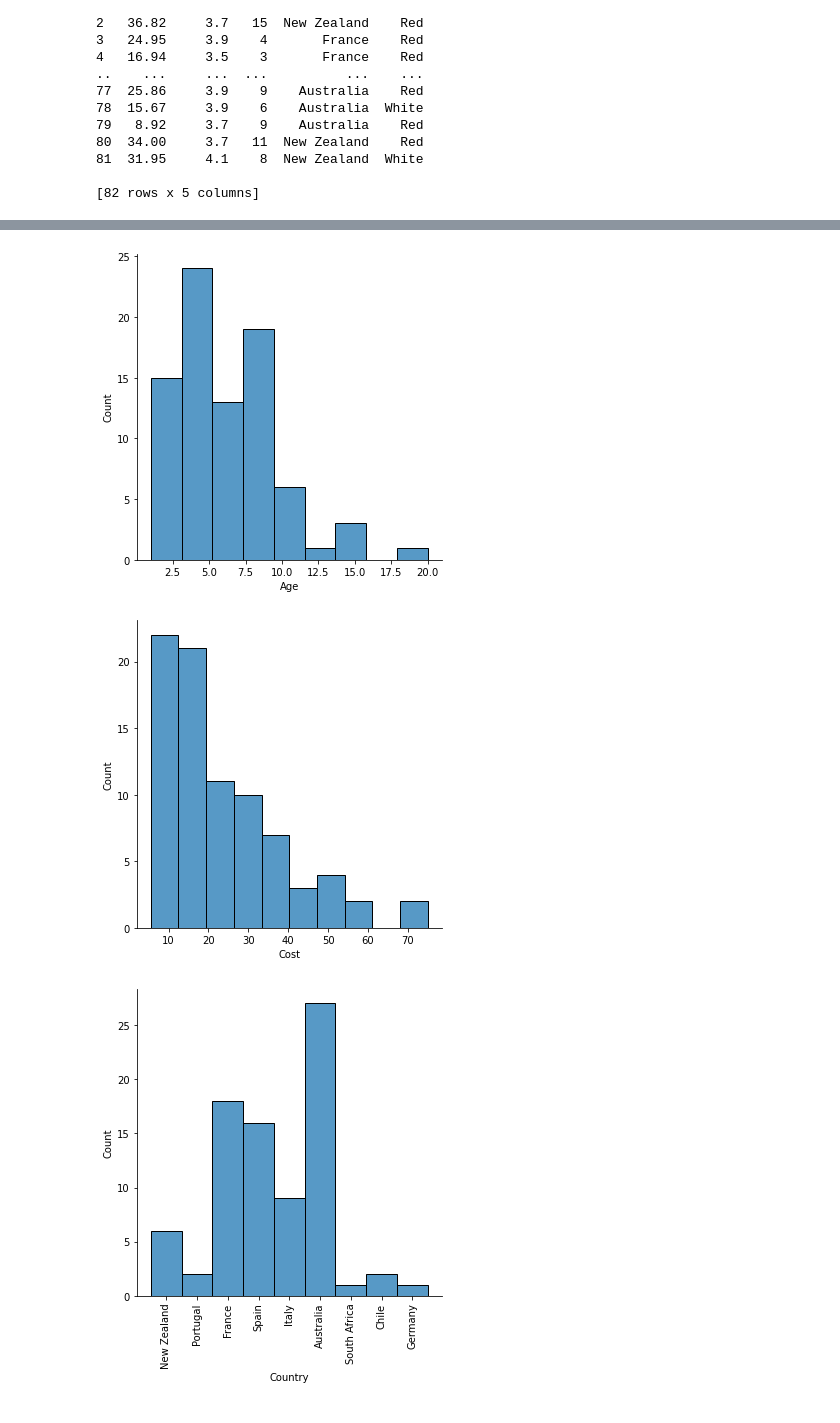
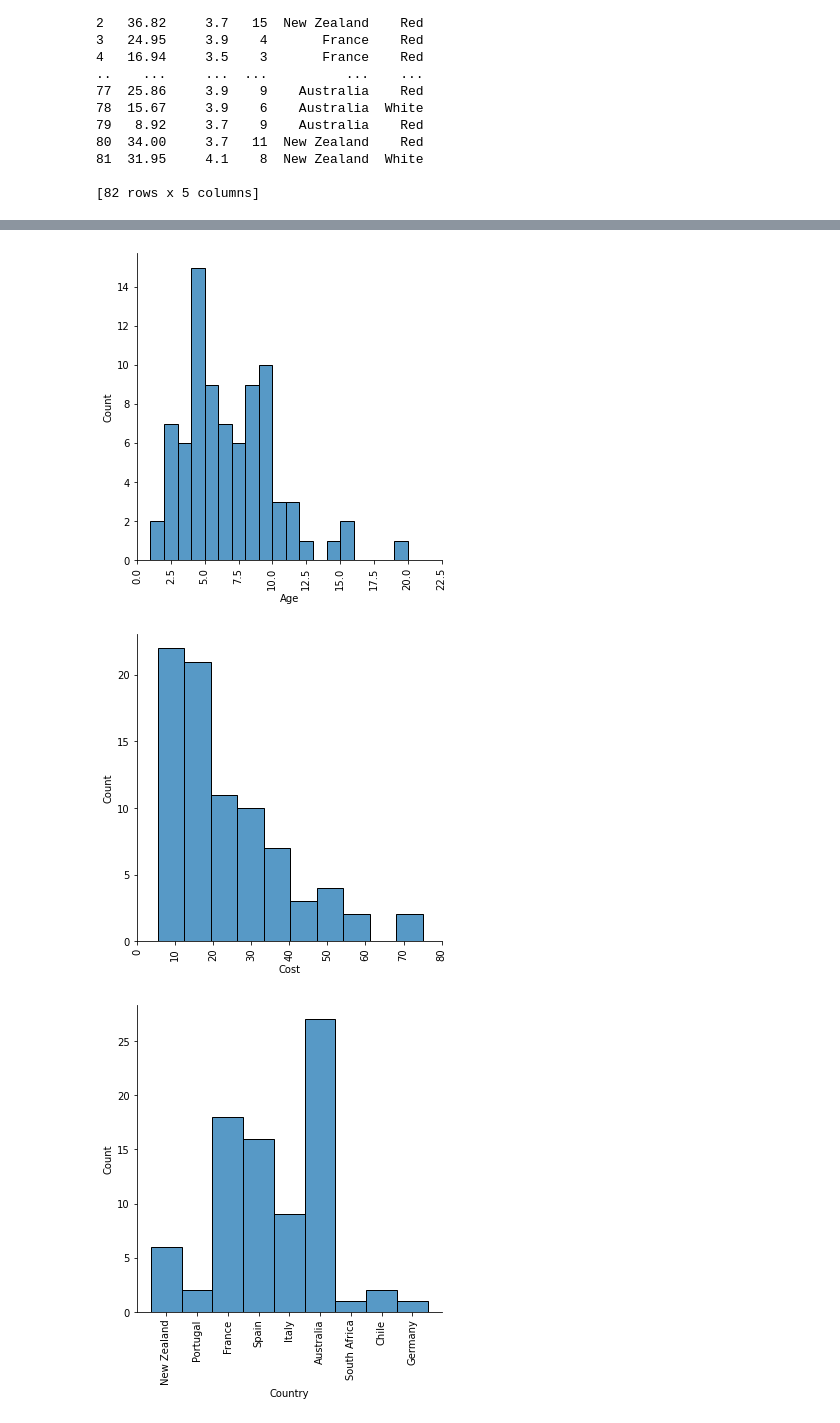
Before and after one commit to Jonathangmit/Wine-dataset, a Jupyter notebook: NumPy data set project.ipynb, the cells around one changed output, grey strips where cells are left out. Drawn from its saved outputs; the diff is of its cells as text; code cells hidden in the pictures.

```diff
--- a/NumPy data set project.ipynb
+++ b/NumPy data set project.ipynb
@@ -226,13 +229,15 @@ plt.show()
 # %%
-sns.displot(wr,x="Age")
+chart = sns.displot(wr,x="Age",binwidth =1)
+chart.set_xticklabels(rotation=90)
 plt.show()
 # %% [output]
-[figure, old version]
+[figure, new version]
 # %%
-sns.displot(wr,x="Cost", bins=10)
+chart = sns.displot(wr,x="Cost", bins=10)
+chart.set_xticklabels(rotation=90)
 plt.show()
 # %% [output]
-[figure, old version]
+[figure, new version]
 # %%
 chart = sns.displot(wr,x="Country")
 chart.set_xticklabels(rotation=90)
```
Also changed, not shown: parts of 5 cells of this notebook.
